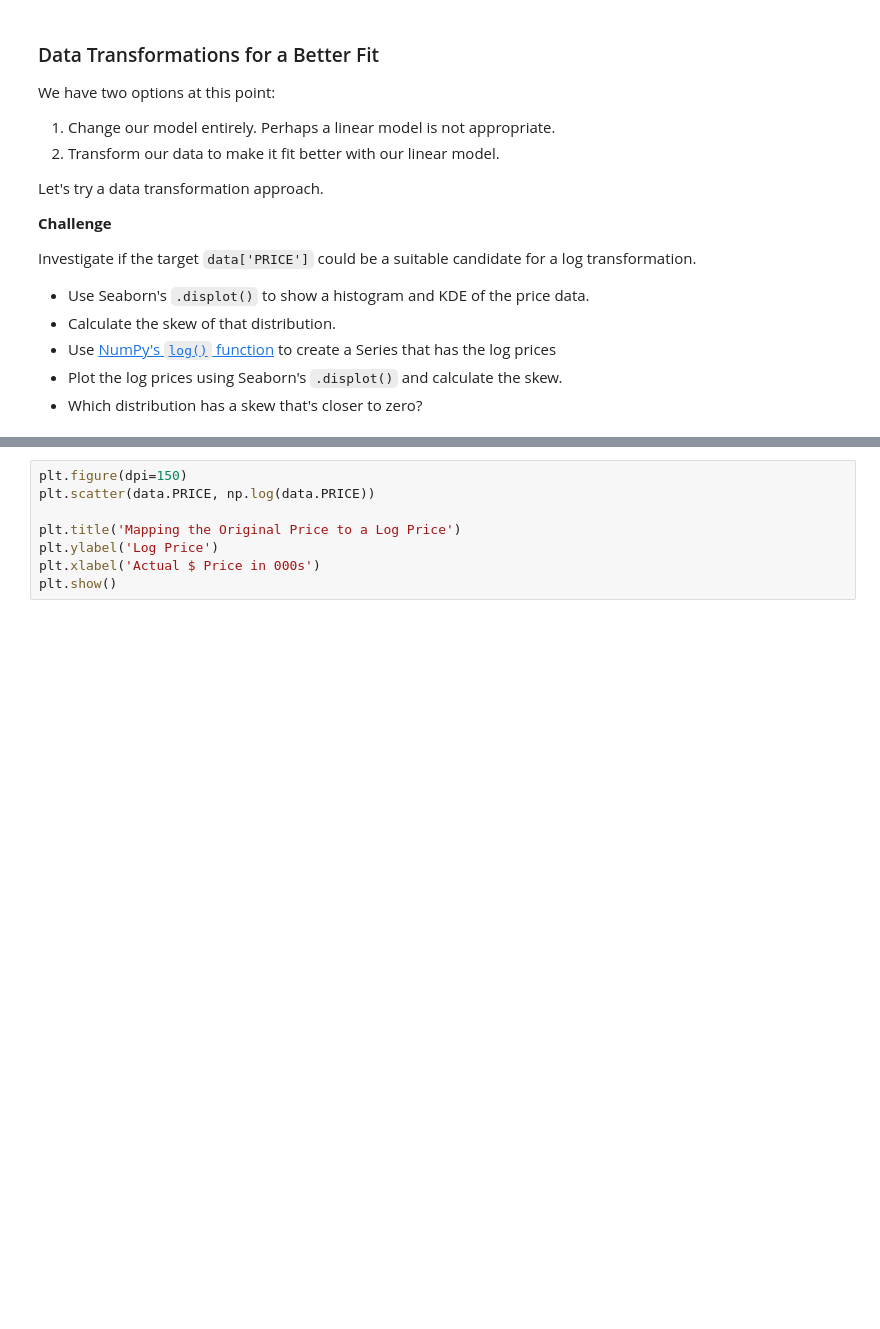
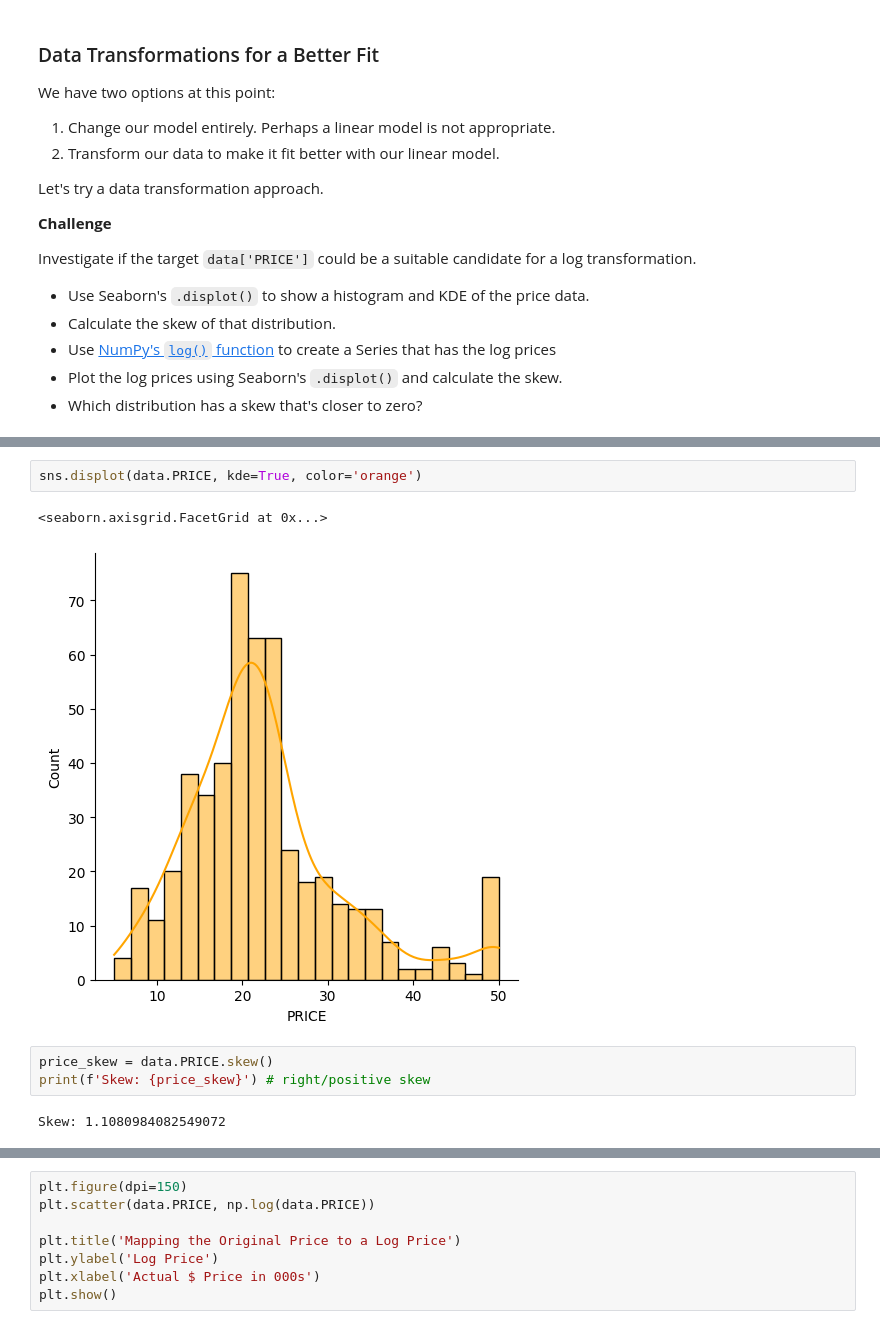
Before and after one commit to bluescreenlife/100-days-of-code, a Jupyter notebook: day_81_capstone_predict_house_prices/Multivariable_Regression_and_Valuation_Model_(start).ipynb, the cells around one changed output, grey strips where cells are left out. Drawn from its saved outputs; the diff is of its cells as text; blank space fills up the shorter version.

```diff
--- a/day_81_capstone_predict_house_prices/Multivariable_Regression_and_Valuation_Model_(start).ipynb
+++ b/day_81_capstone_predict_house_prices/Multivariable_Regression_and_Valuation_Model_(start).ipynb
@@ -557,0 +554,10 @@ Investigate if the target `data['PRICE']` could be a suitable candidate for a lo
+# %%
+sns.displot(data.PRICE, kde=True, color='orange')
+# %% [output]
+<seaborn.axisgrid.FacetGrid at 0x...>
+[figure, added]
+# %%
+price_skew = data.PRICE.skew()
+print(f'Skew: {price_skew}') # right/positive skew
+# %% [output]
+Skew: 1.1080984082549072
```
Also changed, not shown: parts of 6 cells of this notebook.
